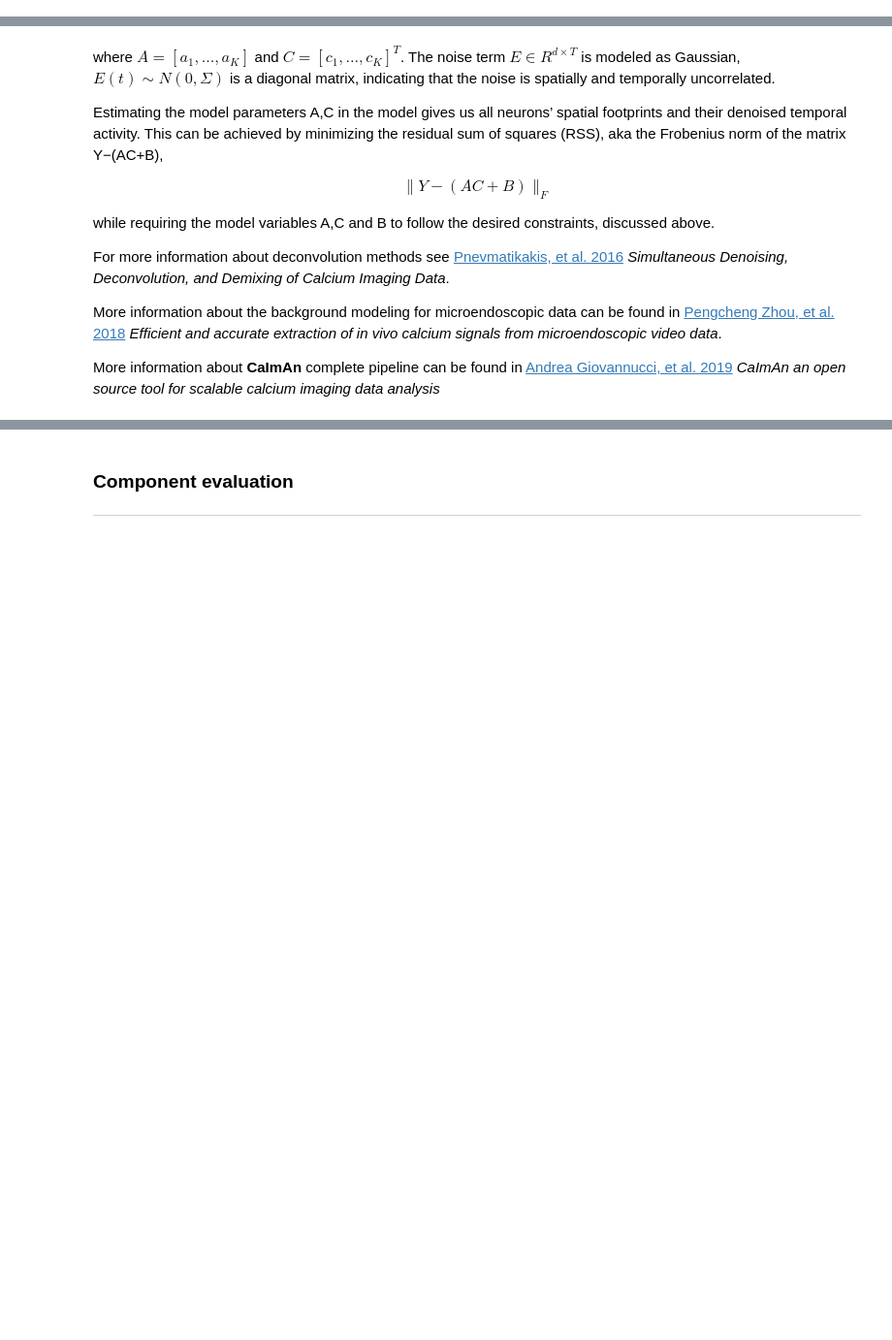
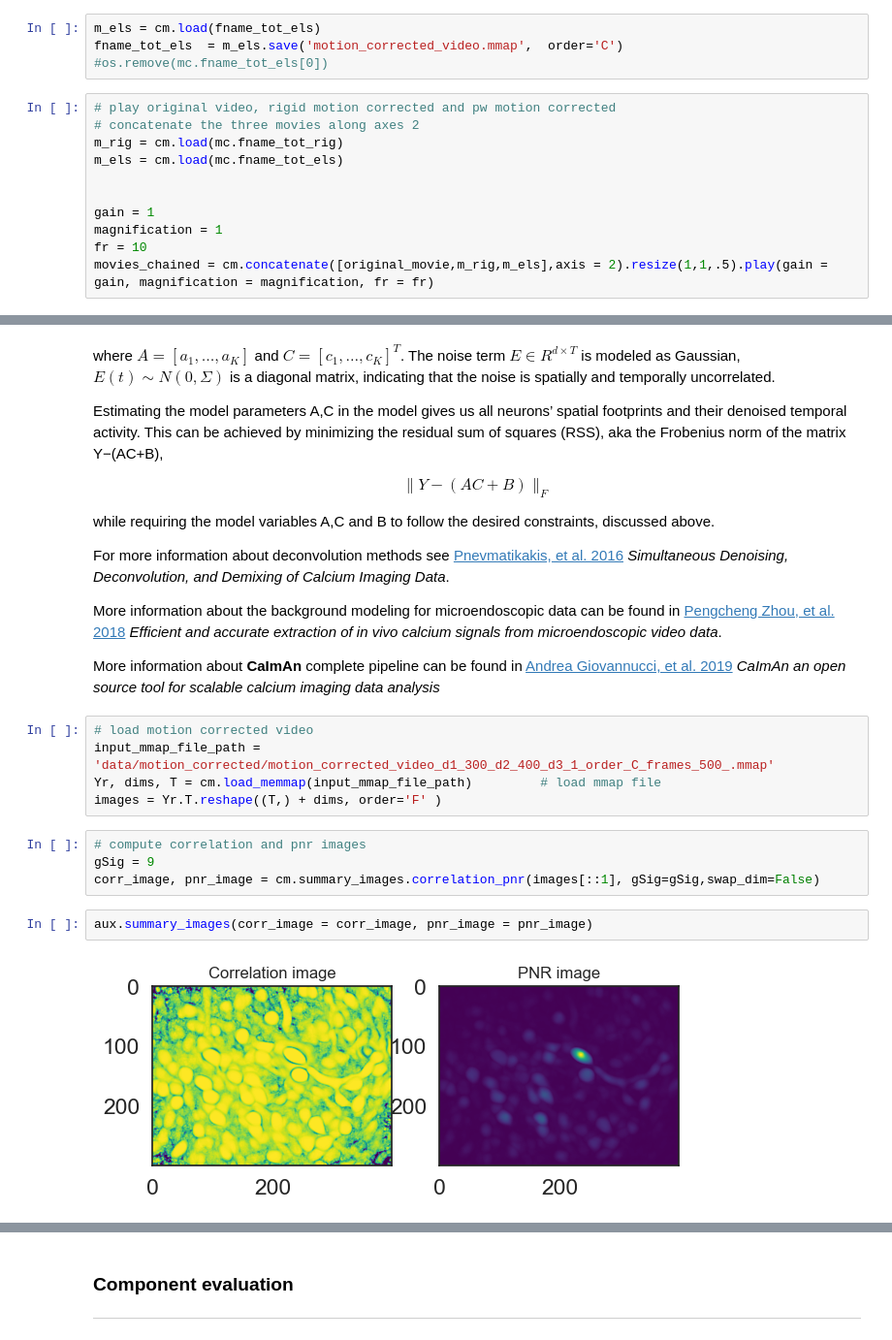
Before and after one commit to neural-data-science-course/neural-data, a Jupyter notebook: 03-calcium_imaging/calcium_imaging.ipynb, the cells around one changed output, grey strips where cells are left out. Shown at 97% size. Cells and saved outputs as stored; diff of their text form; blank space fills up the shorter version.

```diff
--- a/03-calcium_imaging/calcium_imaging.ipynb
+++ b/03-calcium_imaging/calcium_imaging.ipynb
@@ -260,0 +245,15 @@ To enable them in other operations, rebuild TensorFlow with the appropriate comp
+# %%
+m_els = cm.load(fname_tot_els)
+fname_tot_els  = m_els.save('motion_corrected_video.mmap',  order='C')
+#os.remove(mc.fname_tot_els[0])
+# %%
+# play original video, rigid motion corrected and pw motion corrected
+# concatenate the three movies along axes 2
+m_rig = cm.load(mc.fname_tot_rig)
+m_els = cm.load(mc.fname_tot_els)
+
+
+gain = 1
+magnification = 1
+fr = 10
+movies_chained = cm.concatenate([original_movie,m_rig,m_els],axis = 2).resize(1,1,.5).play(gain = gain, magnification = magnification, fr = fr)
@@ -286,3 +313,16 @@ More information about the background modeling for microendoscopic data can be f
 
 
 More information about **CaImAn** complete pipeline can be found in [Andrea Giovannucci, et al. 2019](https://elifesciences.org/articles/38173) *CaImAn an open source tool for scalable calcium imaging data analysis*
+# %%
+# load motion corrected video
+input_mmap_file_path = 'data/motion_corrected/motion_corrected_video_d1_300_d2_400_d3_1_order_C_frames_500_.mmap'
+Yr, dims, T = cm.load_memmap(input_mmap_file_path)         # load mmap file
+images = Yr.T.reshape((T,) + dims, order='F' )
+# %%
+# compute correlation and pnr images
+gSig = 9
+corr_image, pnr_image = cm.summary_images.correlation_pnr(images[::1], gSig=gSig,swap_dim=False)
+# %%
+aux.summary_images(corr_image = corr_image, pnr_image = pnr_image)
+# %% [output]
+[figure, added]
```
Also changed, not shown: parts of 23 cells of this notebook, 3 other files.
